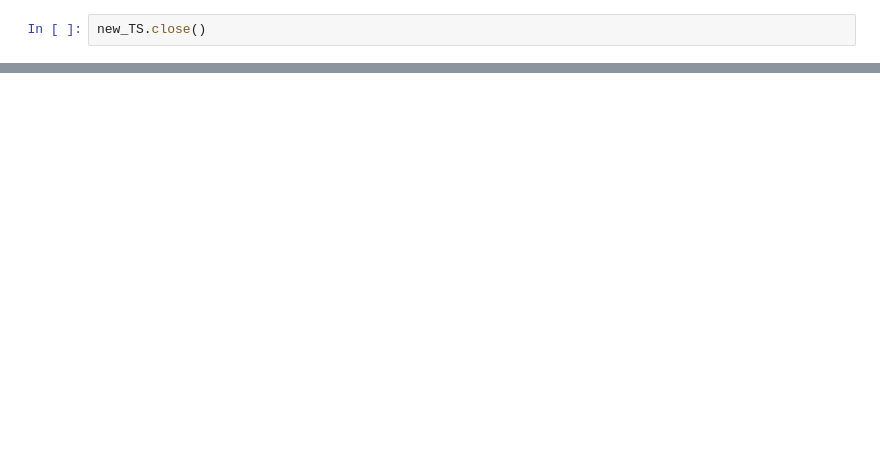
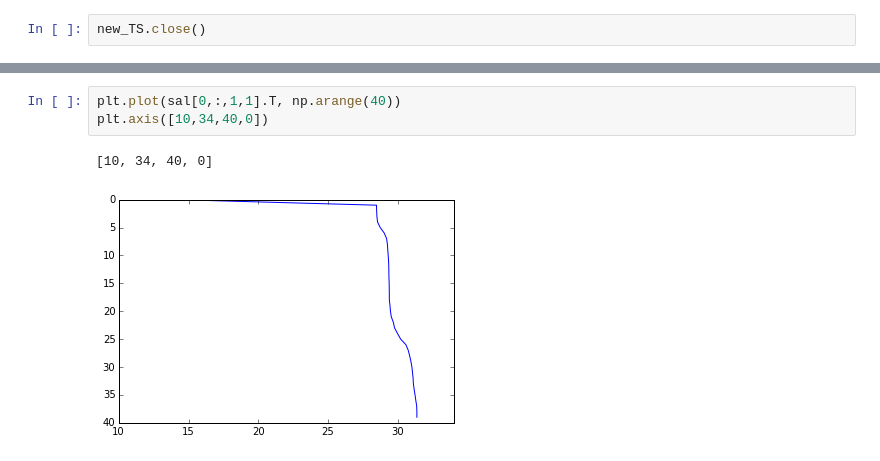
Before and after one commit to SalishSeaCast/2d-domain, a Jupyter notebook: notebooks/Generate_2D_T+S-NEMO3.6.ipynb, the cells around one changed output, grey strips where cells are left out. Drawn from its saved outputs; the diff is of its cells as text; blank space fills up the shorter version.

```diff
--- a/notebooks/Generate_2D_T+S-NEMO3.6.ipynb
+++ b/notebooks/Generate_2D_T+S-NEMO3.6.ipynb
@@ -133,0 +134,6 @@ plt.pcolormesh(sal[0,:,1,:])
+# %%
+plt.plot(sal[0,:,1,1].T, np.arange(40))
+plt.axis([10,34,40,0])
+# %% [output]
+[10, 34, 40, 0]
+[figure, added]
```
Also changed, not shown: parts of 7 cells of this notebook, 1 other file.
